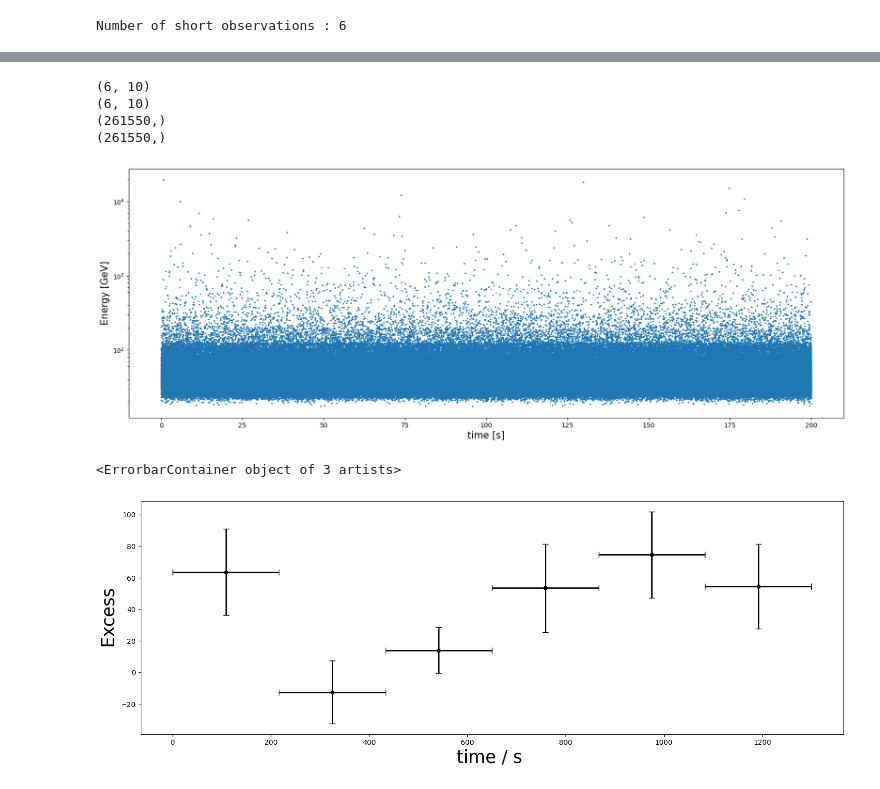
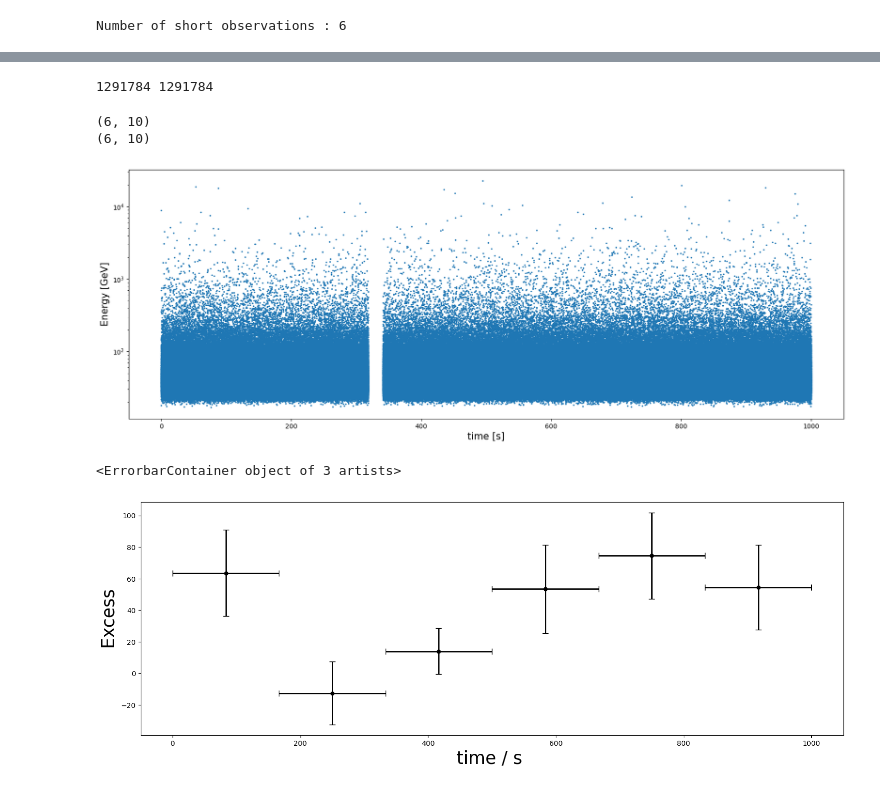
Before and after one commit to mcroisonnier/IGMF, a Jupyter notebook: ON-OFF_regions.ipynb, the cells around one changed output, grey strips where cells are left out. Cells and saved outputs as stored; diff of their text form; code cells hidden in the pictures.

Commit message:
plot energy vs time for all short observations and not only one

```diff
--- a/ON-OFF_regions.ipynb
+++ b/ON-OFF_regions.ipynb
@@ -70,14 +70,16 @@ Number of short observations : 6
 datasets = []
 times_mjd = []
 
+t_ref = short_observations[0].tstart
+times_range = []
+energy_range = []
 for obs in short_observations:
     geom = RegionGeom.create(region=on_region, axes=[energy_axis])
     dataset = SpectrumDataset.create(geom=geom, energy_axis_true=energy_axis_true)
-    t_ref = obs.tstart
     times = (obs.events.time - t_ref).to_value(u.s)
+    times_range.append(times)
     energies = obs.events.energy.to(u.GeV).value
-
+    energy_range.append(energies)
     dataset = maker.run(dataset, obs)
     dataset = bkg_maker.run(dataset, obs)
-
     datasets.append(dataset)
@@ -84,3 +99,10 @@ for obs in short_observations:
+# %%
+all_energies = np.concatenate(energy_range) *u.GeV
+all_times = np.concatenate(times_range) * u.s
+
+print(all_times.size, all_energies.size)
+# %% [output]
+1291784 1291784
 # %%
 # COUNTS GRILL
 
@@ -95,30 +117,25 @@ counts_off_2d = np.array([
 ])
 print(counts_on_2d.shape)
 print(counts_off_2d.shape)
-
-print(times.shape)
-print(energies.shape)
 # %% [output]
 (6, 10)
 (6, 10)
-(261550,)
-(261550,)
 # %%
 # PLOT ENERGY VS TIME
 
 fig, ax = plt.subplots( 1,1,figsize=(20,7))
 
 plt.ylabel(r' Energy [GeV] ',size=15)
 plt.xlabel('time [s]',size=15)
 
-plt.scatter( times, energies, s=2)
+plt.scatter( all_times, all_energies, s=2)
 plt.yscale('log')
 # %% [output]
-[figure, old version]
+[figure, new version]
 # %%
 # PLOT LIGHT CURVE
 
-t_prime = np.linspace(0*u.s, 1300*u.s, len(short_observations)+1  )
+t_prime = np.linspace(all_times[0]*u.s, all_times[-1]*u.s, len(short_observations)+1  )
 E_prime = np.geomspace(  30*u.GeV, 10*u.TeV, 11)
 
 binwidth       = t_prime[1:]-t_prime[:-1]
@@ -136,7 +153,7 @@ ax.set_xlabel('time / s ',fontsize=25)
 ax.errorbar(bincenters.value, LC_intr, LC_intr_unc ,binwidth.value/2,fmt='o', elinewidth=2, markersize=5, capsize=4,c='k')
 # %% [output]
 <ErrorbarContainer object of 3 artists>
-[figure, old version]
+[figure, new version]
 # %%
 # SAVE IN NUMPY ARRAY
 
```
Also changed, not shown: parts of 1 cell of this notebook.
